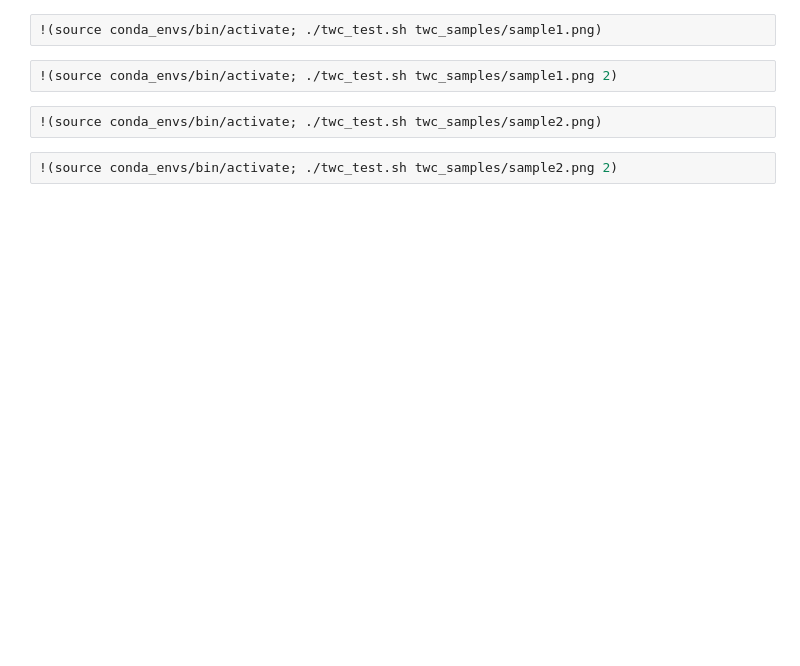
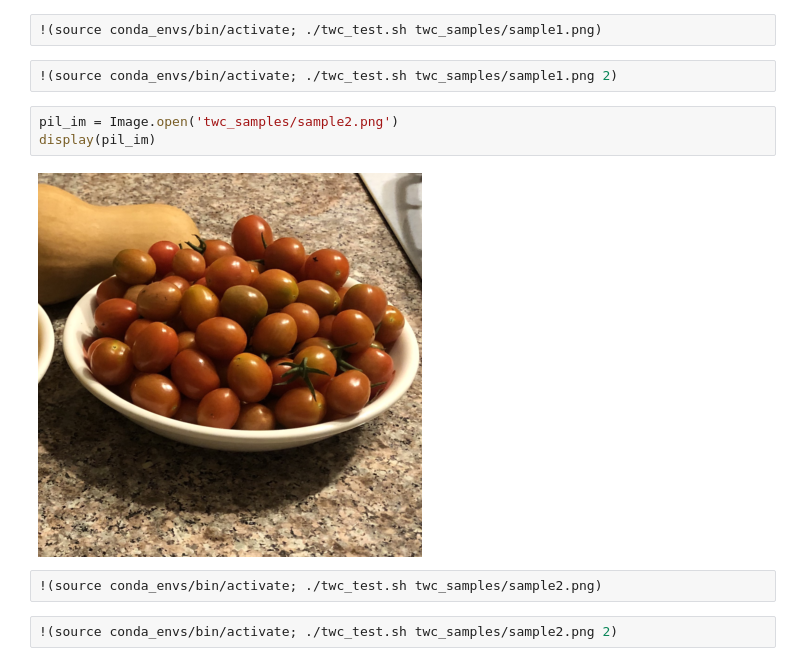
Before and after one commit to taskswithcode/SimMIM, a Jupyter notebook: TWCSimMim.ipynb, the cells around one changed output. Drawn from its saved outputs; the diff is of its cells as text; blank space fills up the shorter version.

```diff
--- a/TWCSimMim.ipynb
+++ b/TWCSimMim.ipynb
@@ -30,6 +88,11 @@ cd SimMIM
 !(source conda_envs/bin/activate; ./twc_test.sh twc_samples/sample1.png)
 # %%
 !(source conda_envs/bin/activate; ./twc_test.sh twc_samples/sample1.png 2)
+# %%
+pil_im = Image.open('twc_samples/sample2.png')
+display(pil_im)
+# %% [output]
+[figure, added]
 # %%
 !(source conda_envs/bin/activate; ./twc_test.sh twc_samples/sample2.png)
 # %%
```
Also changed, not shown: parts of 10 cells of this notebook.
